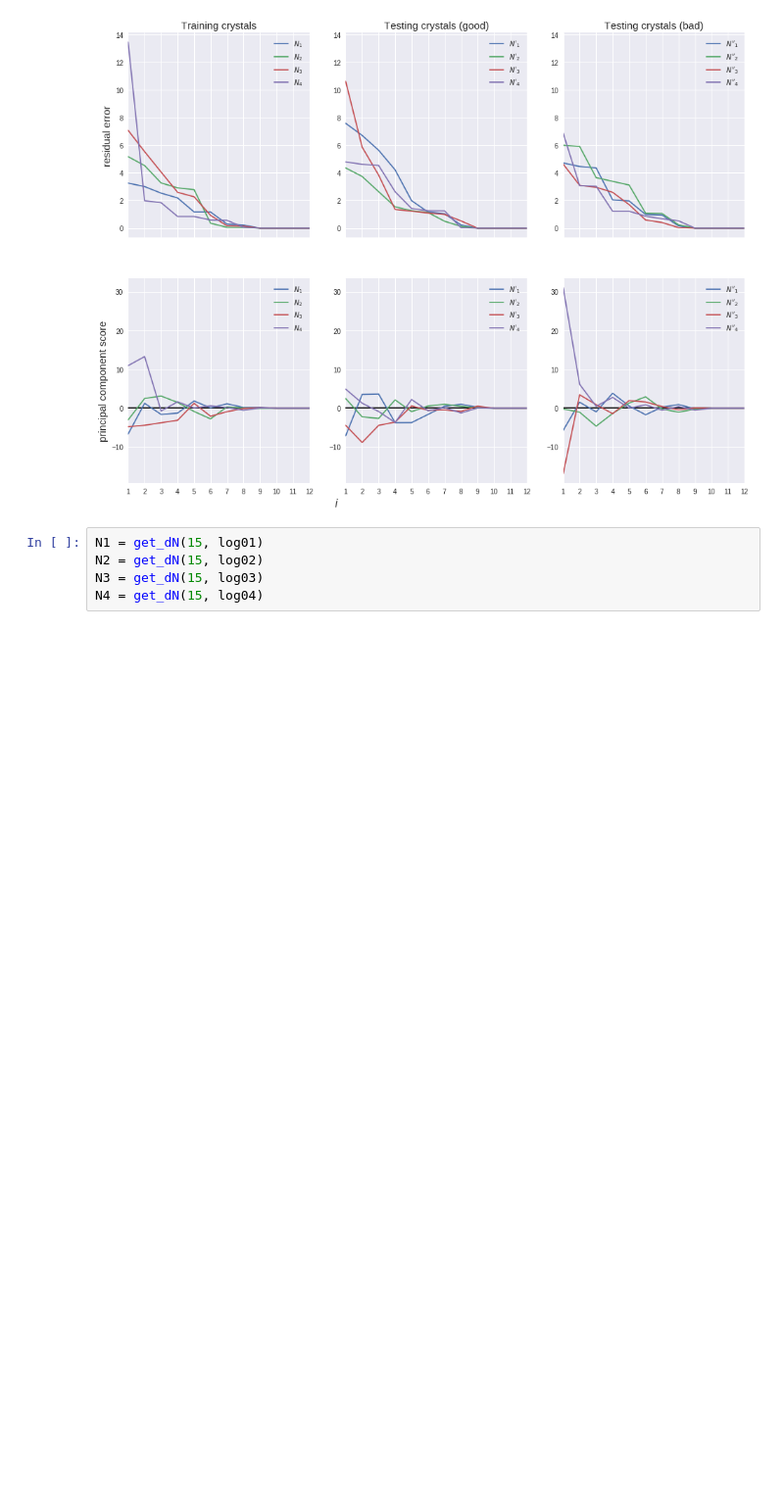
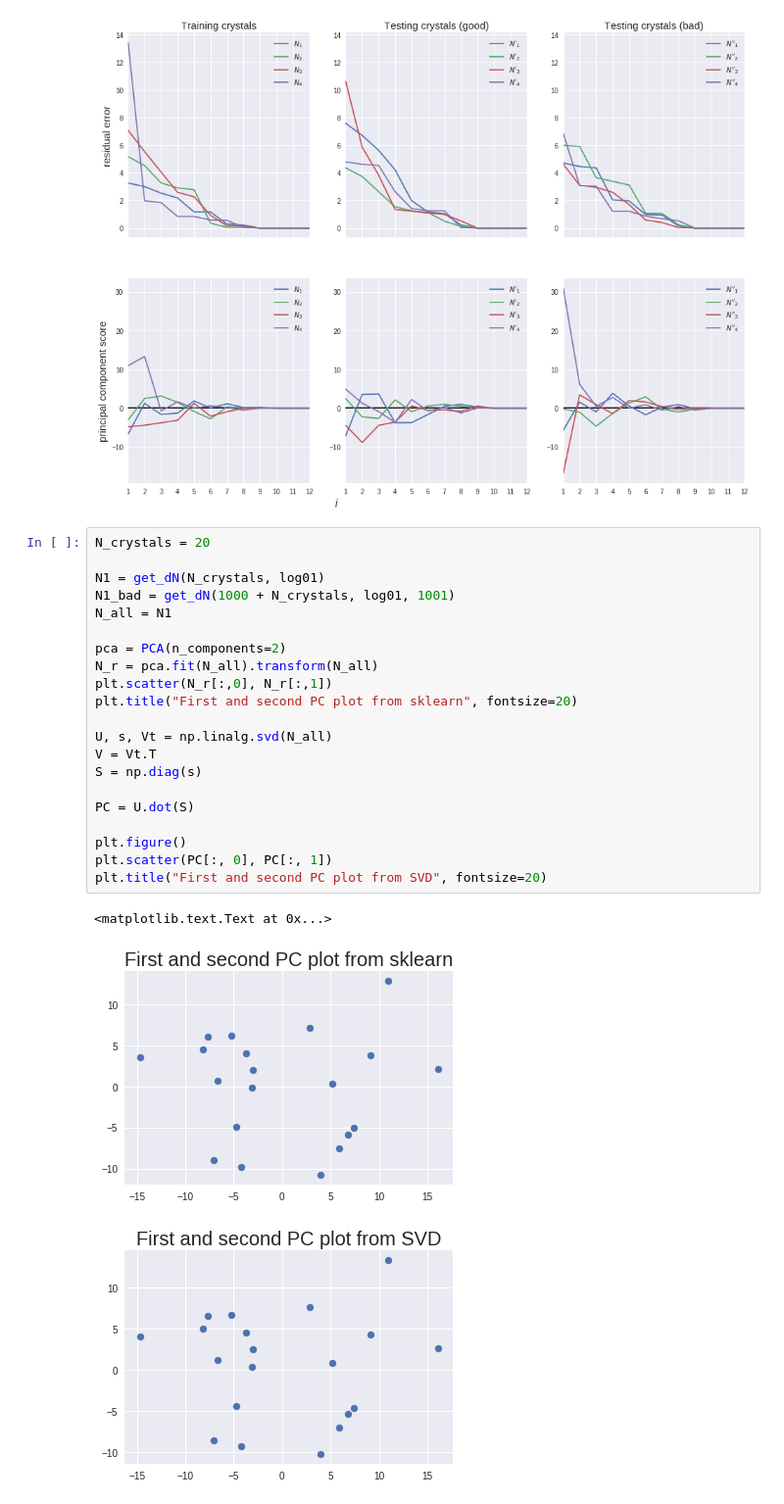
Before and after one commit to SamKChang/20170406_alchemy_optimization, a Jupyter notebook: analysis/Note_on_rdf.ipynb, the cells around one changed output. Shown: that part at 98% size. Drawn from its saved outputs; the diff is of its cells as text; blank space fills up the shorter version.

```diff
--- a/analysis/Note_on_rdf.ipynb
+++ b/analysis/Note_on_rdf.ipynb
@@ -582,8 +587,28 @@ ax7.set_title('Testing crystals (bad)', fontsize=15)
 <matplotlib.text.Text at 0x...>
 [figure]
 [figure]
-# %%
-N1 = get_dN(15, log01)
-N2 = get_dN(15, log02)
-N3 = get_dN(15, log03)
-N4 = get_dN(15, log04)
+# %%
+N_crystals = 20
+
+N1 = get_dN(N_crystals, log01)
+N1_bad = get_dN(1000 + N_crystals, log01, 1001)
+N_all = N1
+
+pca = PCA(n_components=2)
+N_r = pca.fit(N_all).transform(N_all)
+plt.scatter(N_r[:,0], N_r[:,1])
+plt.title("First and second PC plot from sklearn", fontsize=20)
+
+U, s, Vt = np.linalg.svd(N_all)
+V = Vt.T
+S = np.diag(s)
+
+PC = U.dot(S)
+
+plt.figure()
+plt.scatter(PC[:, 0], PC[:, 1])
+plt.title("First and second PC plot from SVD", fontsize=20)
+# %% [output]
+<matplotlib.text.Text at 0x...>
+[figure, added]
+[figure, added]
```
Also changed, not shown: parts of 4 cells of this notebook.
